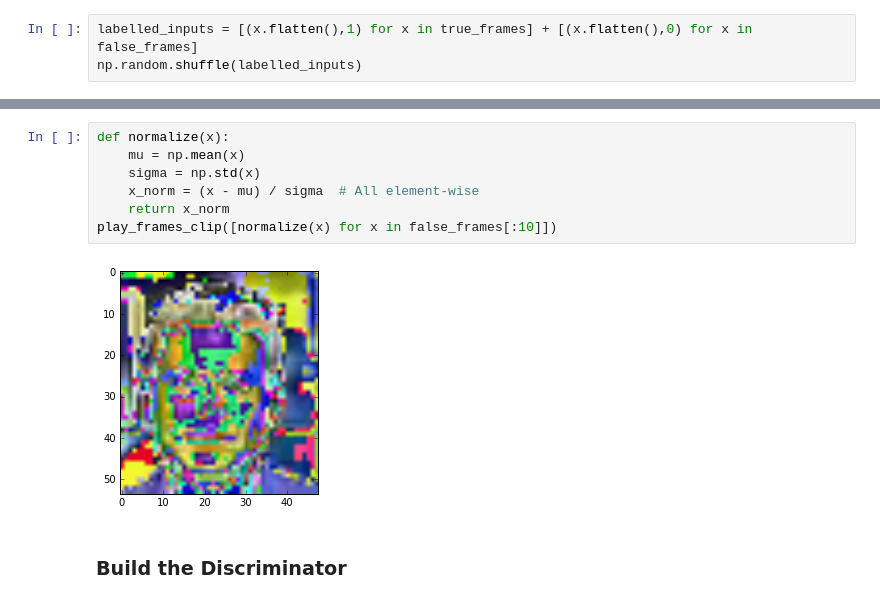
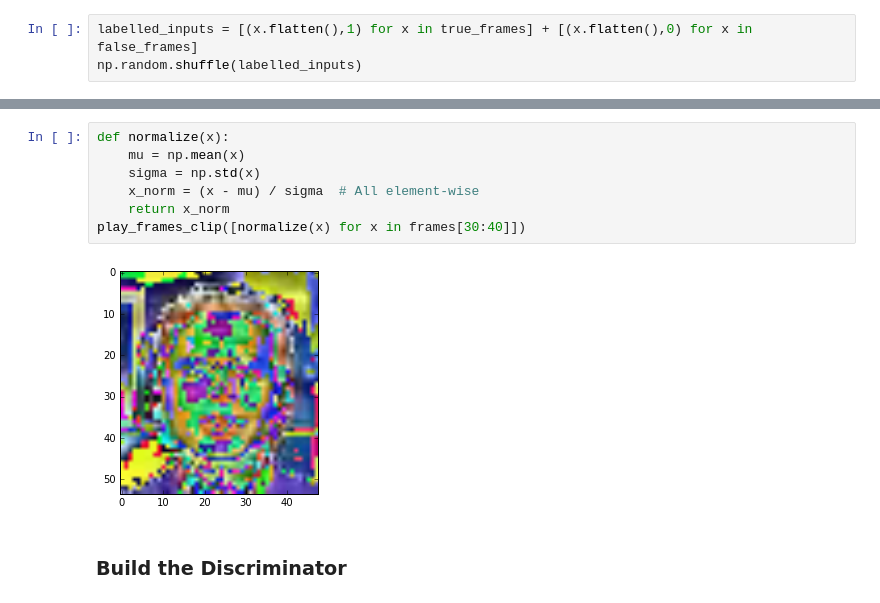
Before and after one commit to NHDaly/jupyter-binder, a Jupyter notebook: ml/Gan_Speaking.ipynb, the cells around one changed output, grey strips where cells are left out. Saved outputs shown, nothing was run; the diff lists cells and outputs as text.

```diff
--- a/ml/Gan_Speaking.ipynb
+++ b/ml/Gan_Speaking.ipynb
@@ -73,12 +87,12 @@ play_frames_clip([x[0].reshape(frame_dim) for x in Xtrain[10:20]])
 # %%
 def normalize(x):
     mu = np.mean(x)
     sigma = np.std(x)
     x_norm = (x - mu) / sigma  # All element-wise
     return x_norm
-play_frames_clip([normalize(x) for x in false_frames[:10]])
+play_frames_clip([normalize(x) for x in frames[30:40]])
 # %% [output]
-[figure, old version]
+[figure, new version]
 # %% [markdown]
 ### Build the Discriminator
 # %%
```
Also changed, not shown: parts of 14 cells of this notebook, 1 other file.
